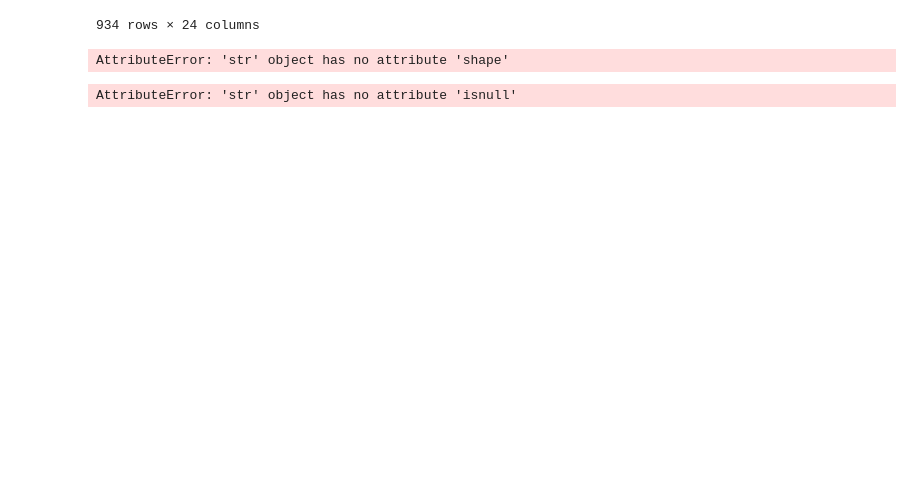
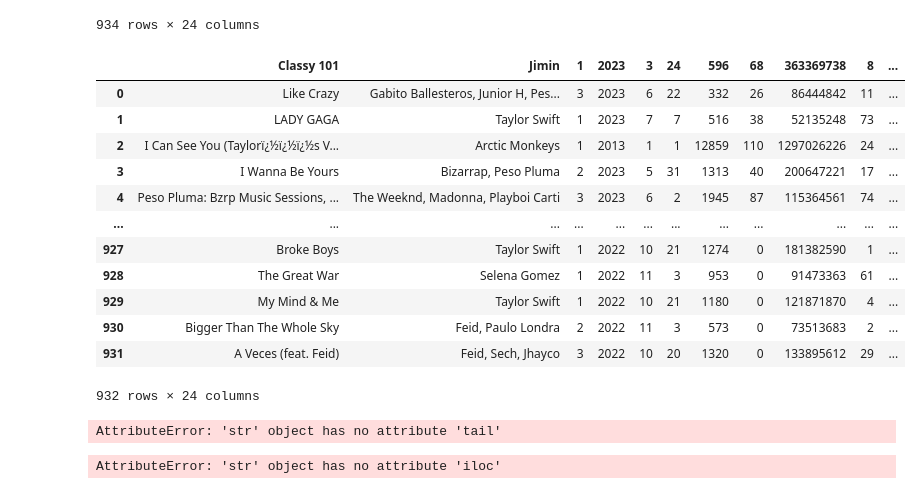
Before and after one commit to Poydd/Digipodium-DataScience, a Jupyter notebook: spotify_data_analysis/spotifydataanalysis.ipynb, the cells around one changed output. Drawn from its saved outputs; the diff is of its cells as text; code cells hidden in the pictures; blank space fills up the shorter version.

```diff
--- a/spotify_data_analysis/spotifydataanalysis.ipynb
+++ b/spotify_data_analysis/spotifydataanalysis.ipynb
@@ -40,15 +40,27 @@ pd.read_excel(data, skiprows=20)
 | 932 | En La De Ella | Burna Boy | 1.0 | 2022.0 | 11.0 | 4.0 | 782.0 | 2.0 | 96007391 | 27.0 | ... |
 | 933 | Alone | NaN | NaN | NaN | NaN | NaN | NaN | NaN | NaN | NaN | ... |
 934 rows × 24 columns
-# %%
-num_rows, num_columns = data.shape
-
-num_rows, num_columns
-# %% [output]
-AttributeError: 'str' object has no attribute 'shape'
-# %%
-missing_values = data.isnull().sum()
-
-missing_values[missing_values > 0]
-# %% [output]
-AttributeError: 'str' object has no attribute 'isnull'
+# %%
+pd.read_excel(data,skiprows=20,skipfooter=2)
+# %% [output]
+|  | Classy 101 | Jimin | 1 | 2023 | 3 | 24 | 596 | 68 | 363369738 | 8 | ... |
+| 0 | Like Crazy | Gabito Ballesteros, Junior H, Pes... | 3 | 2023 | 6 | 22 | 332 | 26 | 86444842 | 11 | ... |
+| 1 | LADY GAGA | Taylor Swift | 1 | 2023 | 7 | 7 | 516 | 38 | 52135248 | 73 | ... |
+| 2 | I Can See You (Taylorï¿½ï¿½ï¿½s V... | Arctic Monkeys | 1 | 2013 | 1 | 1 | 12859 | 110 | 1297026226 | 24 | ... |
+| 3 | I Wanna Be Yours | Bizarrap, Peso Pluma | 2 | 2023 | 5 | 31 | 1313 | 40 | 200647221 | 17 | ... |
+| 4 | Peso Pluma: Bzrp Music Sessions, ... | The Weeknd, Madonna, Playboi Carti | 3 | 2023 | 6 | 2 | 1945 | 87 | 115364561 | 74 | ... |
+| ... | ... | ... | ... | ... | ... | ... | ... | ... | ... | ... | ... |
+| 927 | Broke Boys | Taylor Swift | 1 | 2022 | 10 | 21 | 1274 | 0 | 181382590 | 1 | ... |
+| 928 | The Great War | Selena Gomez | 1 | 2022 | 11 | 3 | 953 | 0 | 91473363 | 61 | ... |
+| 929 | My Mind & Me | Taylor Swift | 1 | 2022 | 10 | 21 | 1180 | 0 | 121871870 | 4 | ... |
+| 930 | Bigger Than The Whole Sky | Feid, Paulo Londra | 2 | 2022 | 11 | 3 | 573 | 0 | 73513683 | 2 | ... |
+| 931 | A Veces (feat. Feid) | Feid, Sech, Jhayco | 3 | 2022 | 10 | 20 | 1320 | 0 | 133895612 | 29 | ... |
+932 rows × 24 columns
+# %%
+data.tail(2)
+# %% [output]
+AttributeError: 'str' object has no attribute 'tail'
+# %%
+data.iloc[2]
+# %% [output]
+AttributeError: 'str' object has no attribute 'iloc'
```
Also changed, not shown: 1 other file.
